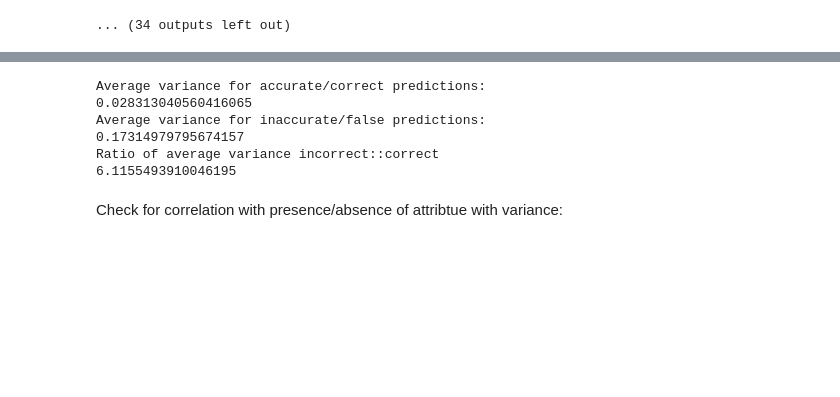
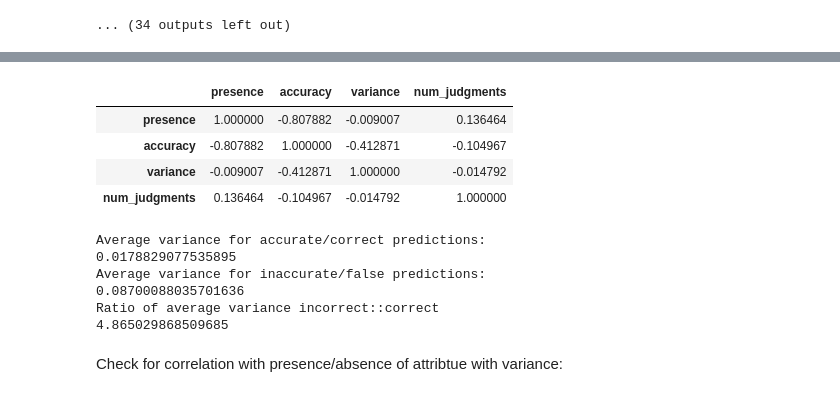
Before and after one commit to JTT94/nlp_neural_process, a Jupyter notebook: Class_BERT_NeuralProcesses_notebook.ipynb, the cells around one changed output, grey strips where cells are left out. Cells and saved outputs as stored; diff of their text form; code cells hidden in the pictures; blank space fills up the shorter version.

```diff
--- a/Class_BERT_NeuralProcesses_notebook.ipynb
+++ b/Class_BERT_NeuralProcesses_notebook.ipynb
@@ -1072,17 +1068,25 @@ for i, pred in enumerate(preds):
+# %%
+uncertainty_per_row.corr()
+# %% [output]
+|  | presence | accuracy | variance | num_judgments |
+| presence | 1.000000 | -0.807882 | -0.009007 | 0.136464 |
+| accuracy | -0.807882 | 1.000000 | -0.412871 | -0.104967 |
+| variance | -0.009007 | -0.412871 | 1.000000 | -0.014792 |
+| num_judgments | 0.136464 | -0.104967 | -0.014792 | 1.000000 |
 # %%
 print("Average variance for accurate/correct predictions:")
-print(uncertainty[uncertainty.accuracy==True]['variance'].mean())
+print(uncertainty[uncertainty.accuracy==1]['variance'].mean())
 print("Average variance for inaccurate/false predictions:")
-print(uncertainty[uncertainty.accuracy==False]['variance'].mean())
+print(uncertainty[uncertainty.accuracy==0]['variance'].mean())
 print("Ratio of average variance incorrect::correct")
-print(uncertainty[uncertainty.accuracy==False]['variance'].mean()/uncertainty[uncertainty.accuracy==True]['variance'].mean())
+print(uncertainty[uncertainty.accuracy==0]['variance'].mean()/uncertainty[uncertainty.accuracy==1]['variance'].mean())
 # %% [output]
 Average variance for accurate/correct predictions:
-0.028313040560416065
+0.0178829077535895
 Average variance for inaccurate/false predictions:
-0.17314979795674157
+0.08700088035701636
 Ratio of average variance incorrect::correct
-6.1155493910046195
+4.865029868509685
 # %% [markdown]
 Check for correlation with presence/absence of attribtue with variance:
 # %%
```
Also changed, not shown: parts of 17 cells of this notebook.
